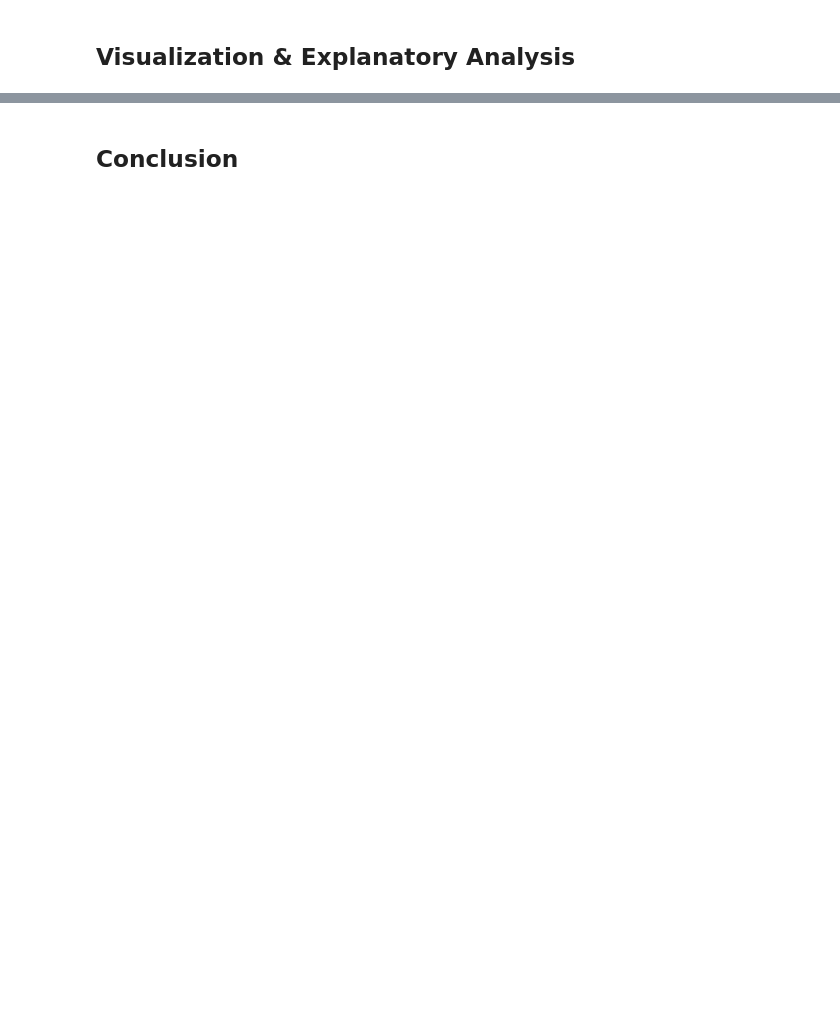
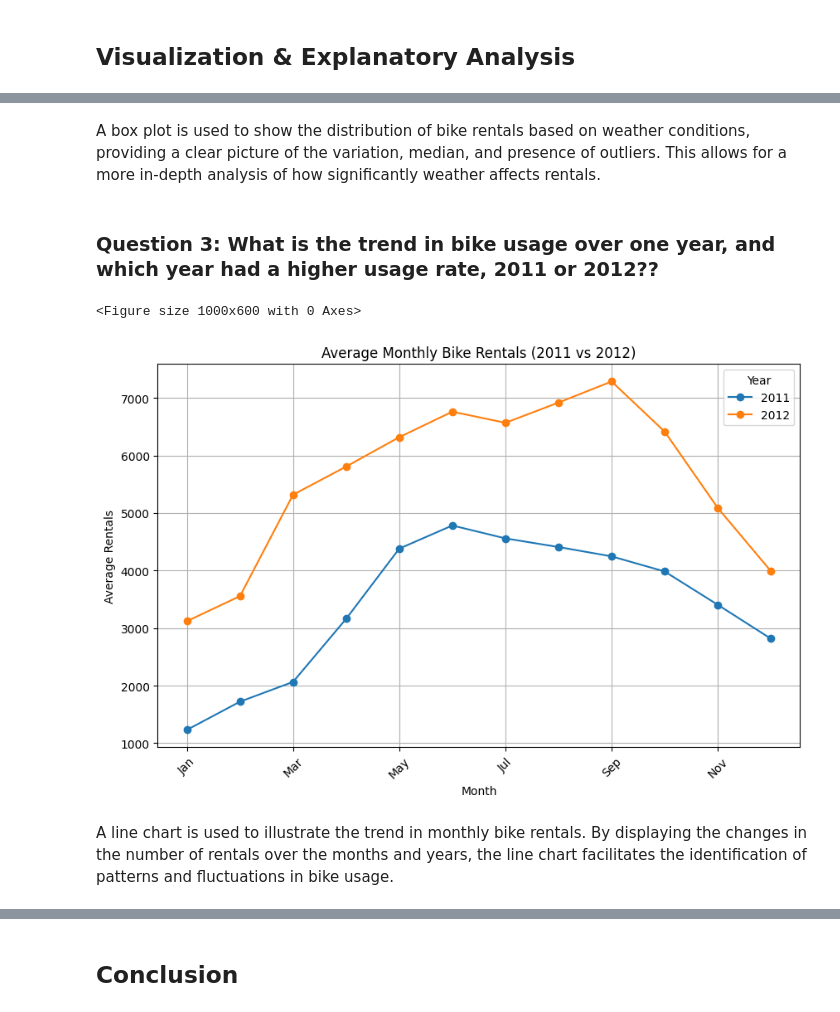
Before and after one commit to amadeusmozartissagei/Bike-Sharing-Data-Analysis, a Jupyter notebook: notebook.ipynb, the cells around one changed output, grey strips where cells are left out. Drawn from its saved outputs; the diff is of its cells as text; code cells hidden in the pictures; blank space fills up the shorter version.

```diff
--- a/notebook.ipynb
+++ b/notebook.ipynb
@@ -101,0 +353,26 @@ plt.show()
+# %% [markdown]
+A box plot is used to show the distribution of bike rentals based on weather conditions, providing a clear picture of the variation, median, and presence of outliers. This allows for a more in-depth analysis of how significantly weather affects rentals.
+# %% [markdown]
+### Question 3: What is the trend in bike usage over one year, and which year had a higher usage rate, 2011 or 2012??
+# %%
+month_order = ['Jan', 'Feb', 'Mar', 'Apr', 'May', 'Jun',
+               'Jul', 'Aug', 'Sep', 'Oct', 'Nov', 'Dec']
+
+day_df['month'] = pd.Categorical(day_df['month'], categories=month_order, ordered=True)
+
+monthly_usage = day_df.groupby(['year', 'month'])['count'].mean().unstack()
+
+plt.figure(figsize=(10, 6))
+monthly_usage.T.plot(kind='line', marker='o', linestyle='-', figsize=(10, 6))
+plt.title('Average Monthly Bike Rentals (2011 vs 2012)')
+plt.xlabel('Month')
+plt.ylabel('Average Rentals')
+plt.xticks(rotation=45)
+plt.legend(title='Year', labels=['2011', '2012'])
+plt.grid(True)
+plt.show()
+# %% [output]
+<Figure size 1000x600 with 0 Axes>
+[figure, added]
+# %% [markdown]
+A line chart is used to illustrate the trend in monthly bike rentals. By displaying the changes in the number of rentals over the months and years, the line chart facilitates the identification of patterns and fluctuations in bike usage.
```
Also changed, not shown: parts of 83 cells of this notebook, 1 other file.
